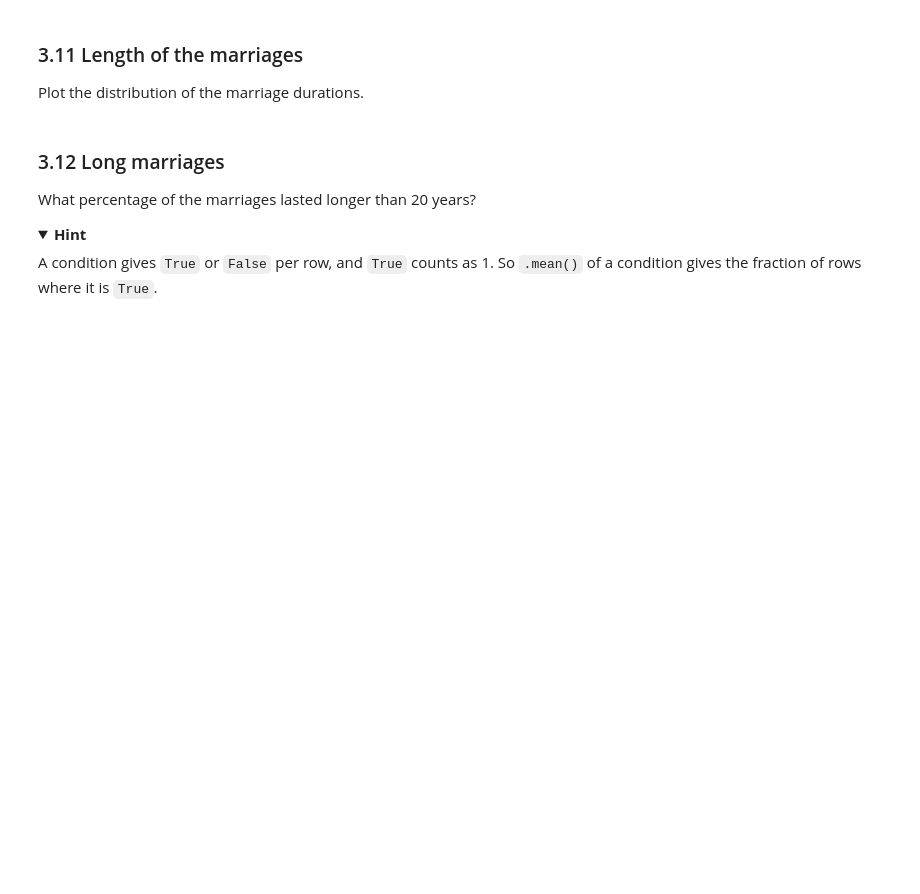
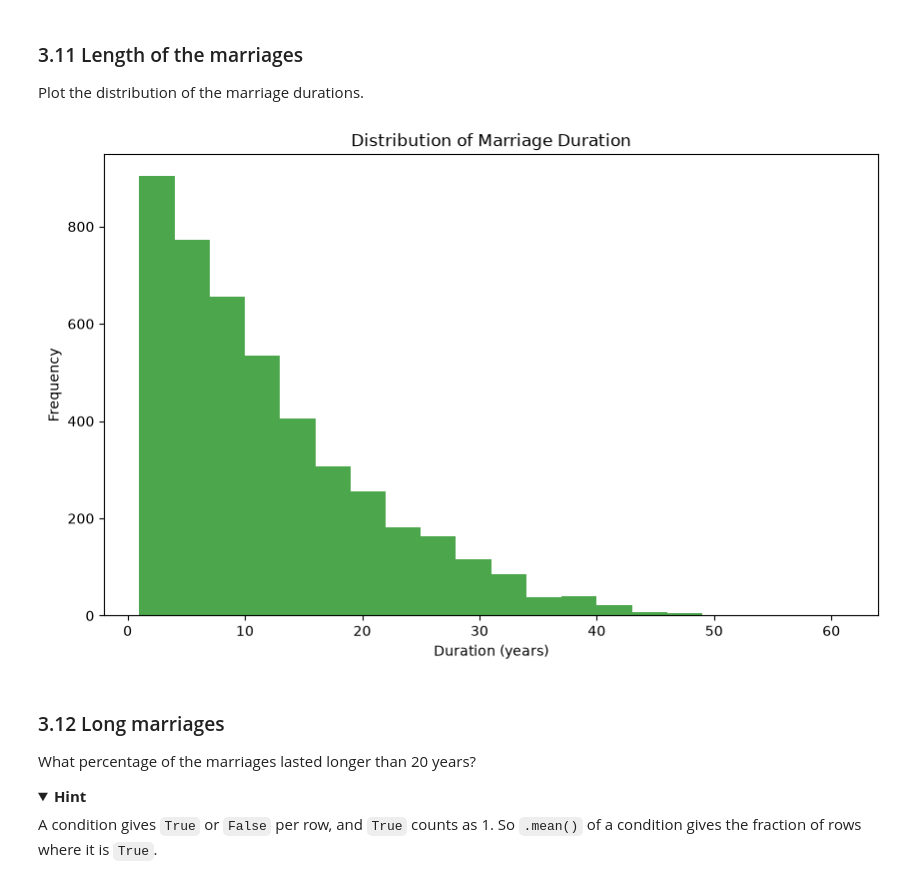
Before and after one commit to MathildevdH/Cognitive_Data_Science, a Jupyter notebook: UvACDS_Python_Exercise_2_analyzing_a_dataset.ipynb, the cells around one changed output. Cells and saved outputs as stored; diff of their text form; code cells hidden in the pictures; folded sections open; blank space fills up the shorter version.

```diff
--- a/UvACDS_Python_Exercise_2_analyzing_a_dataset.ipynb
+++ b/UvACDS_Python_Exercise_2_analyzing_a_dataset.ipynb
@@ -95,6 +293,16 @@ Plot the two distributions next to each other in two subplots.
 # %% [markdown]
 ### 3.11 Length of the marriages
 Plot the distribution of the marriage durations.
+# %%
+# now plot the distribution of marriage duration
+plt.figure(figsize=(10, 6))
+plt.hist(df_ages_corrected['Marriage_duration'], bins=20, alpha=0.7, color='green')
+plt.title('Distribution of Marriage Duration')
+plt.xlabel('Duration (years)')
+plt.ylabel('Frequency')
+plt.show()
+# %% [output]
+[figure, added]
 # %% [markdown]
 ### 3.12 Long marriages
 What percentage of the marriages lasted longer than 20 years?
```
Also changed, not shown: parts of 38 cells of this notebook, 1 other file.
